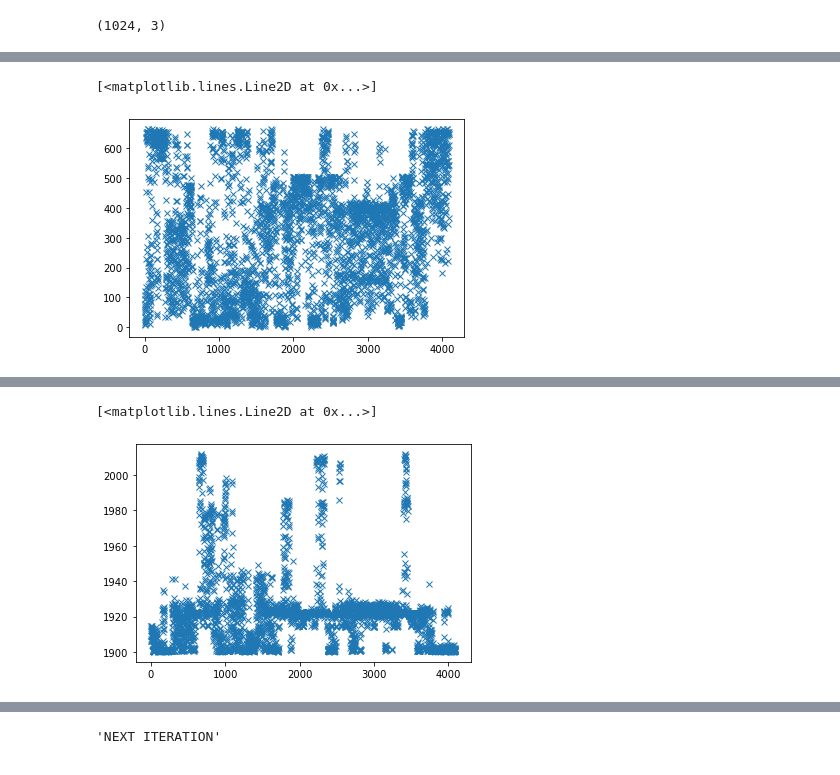
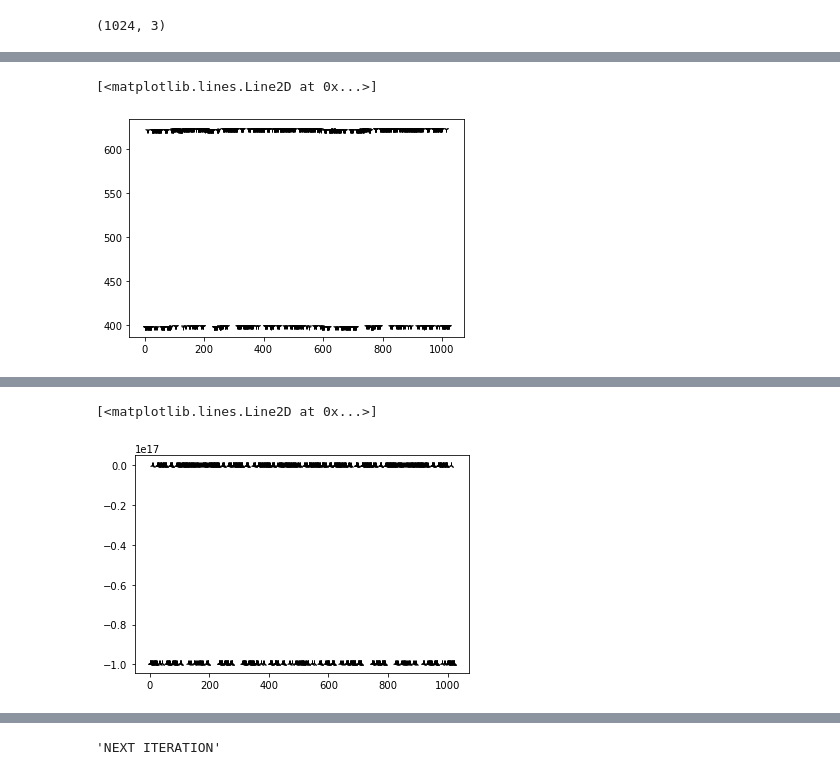
Before and after one commit to ivanvoid/pigs, a Jupyter notebook: dev_notebooks/test2.ipynb, the cells around one changed output, grey strips where cells are left out. Cells and saved outputs as stored; diff of their text form; code cells hidden in the pictures.

```diff
--- a/dev_notebooks/test2.ipynb
+++ b/dev_notebooks/test2.ipynb
@@ -12,7 +14,8 @@ import numpy as np
 
 from scipy.ndimage import sobel
 # %%
-image = Image.open('../data/flower.jpg')
+image = Image.open('../data/test.png')
+# image = Image.open('../data/flower.jpg')
 # image = Image.open('pigs.jpg')
 
 image
@@ -109,15 +102,15 @@ Wall time: 45.1 ms
 # %%
 plt.figure()
-plt.plot(degree, 'x')
+plt.plot(degree, '1k')
 # plt.figure()
 # plt.imshow(laplace)
 # plt.colorbar()
 # %% [output]
 [<matplotlib.lines.Line2D at 0x...>]
-[figure, old version]
+[figure, new version]
 # %%
 %%time
 x, root_node = pig.linear_solver(degree, laplace)
 plt.figure()
-plt.plot(x, 'x')
+plt.plot(x, '2k')
 # %% [output]
@@ -127,4 +120,4 @@ Wall time: 399 ms
 [<matplotlib.lines.Line2D at 0x...>]
-[figure, old version]
+[figure, new version]
 # %%
 %%time
```
Also changed, not shown: parts of 16 cells of this notebook, 6 other files.
